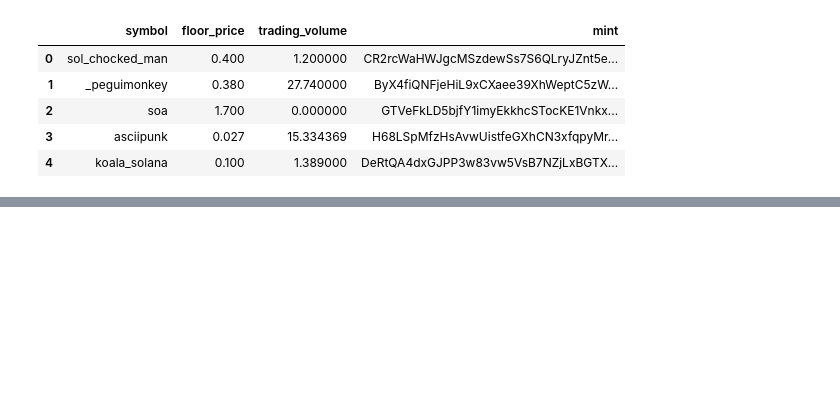
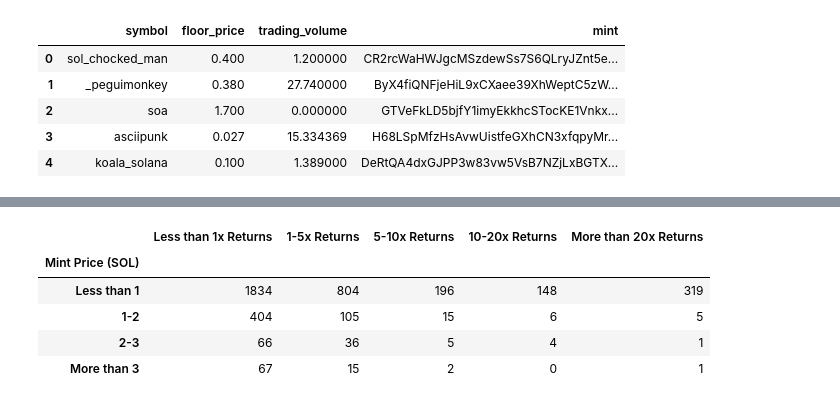
Before and after one commit to MeiLiing/flipside_bounties, a Jupyter notebook: solana_nft_bounty/nft_mint_sweetspot.ipynb, the cells around one changed output, grey strips where cells are left out. Saved outputs shown, nothing was run; the diff lists cells and outputs as text; code cells hidden in the pictures; blank space fills up the shorter version.

```diff
--- a/solana_nft_bounty/nft_mint_sweetspot.ipynb
+++ b/solana_nft_bounty/nft_mint_sweetspot.ipynb
@@ -58,0 +167,31 @@ df.head()
+# %%
+binned_df = df.groupby(['Mint Price (SOL)','roi_bin']).symbol.count().reset_index()
+
+pivoted = binned_df.pivot(index='Mint Price (SOL)',columns='roi_bin',values='symbol').reset_index()
+pivoted = pivoted.fillna(0)
+pivoted = pivoted.rename(index={
+        0: 1,
+        1: 2,
+        2: 0,
+        3: 3
+    })
+col_order = ['Mint Price (SOL)','Less than 1x Returns','1-5x Returns','5-10x Returns','10-20x Returns','More than 20x Returns']
+pivoted = pivoted[col_order]
+
+pivoted.sort_index(ascending=True, inplace=True)
+pivoted.set_index('Mint Price (SOL)', inplace=True)
+pivoted.columns.name = None
+
+for column in pivoted.columns:
+    pivoted[column] = pivoted[column].apply(
+        lambda x: int(x)
+    )
+
+pivoted
+# %% [output]
+|  | Less than 1x Returns | 1-5x Returns | 5-10x Returns | 10-20x Returns | More than 20x Returns |
+| Mint Price (SOL) |  |  |  |  |  |
+| Less than 1 | 1834 | 804 | 196 | 148 | 319 |
+| 1-2 | 404 | 105 | 15 | 6 | 5 |
+| 2-3 | 66 | 36 | 5 | 4 | 1 |
+| More than 3 | 67 | 15 | 2 | 0 | 1 |
```
Also changed, not shown: parts of 17 cells of this notebook, 21 other files.
